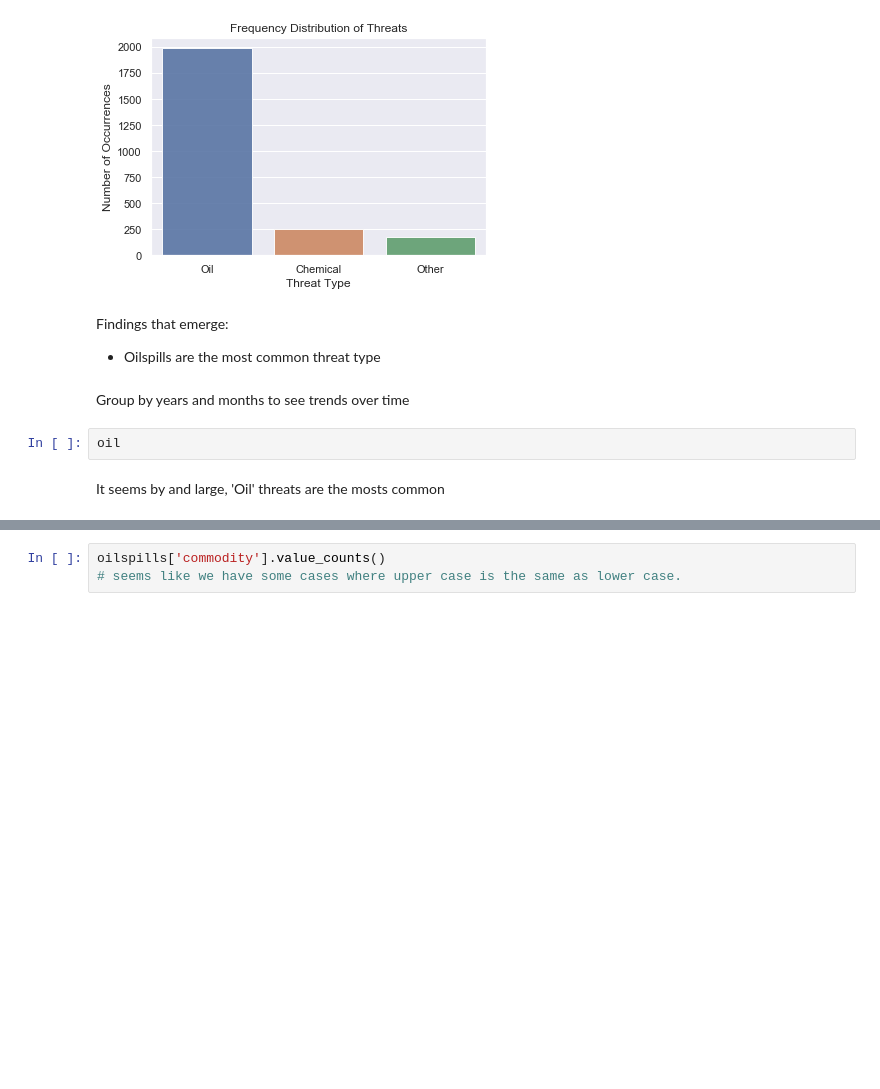
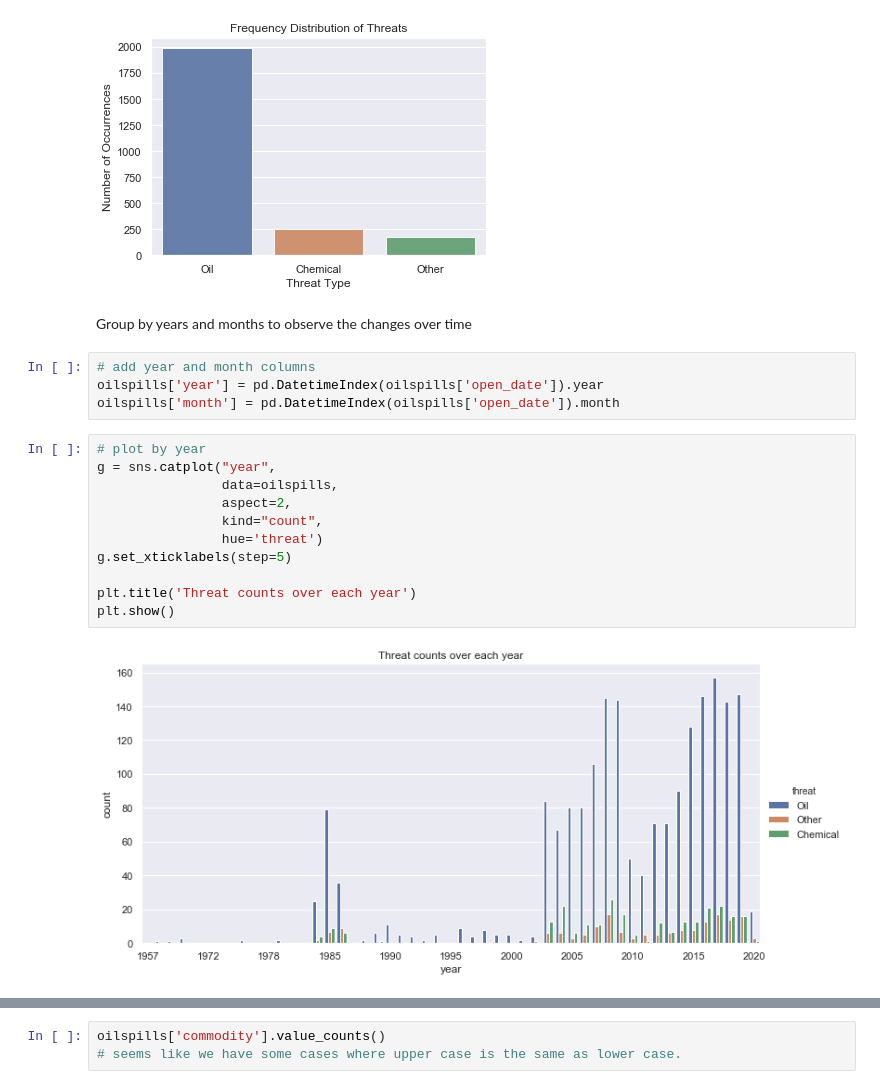
Before and after one commit to StevenVuong/EarthOrg, a Jupyter notebook: notebooks/EDA.ipynb, the cells around one changed output, grey strips where cells are left out. Saved outputs shown, nothing was run; the diff lists cells and outputs as text; blank space fills up the shorter version.

Commit message:
plot aggregated threat type

```diff
--- a/notebooks/EDA.ipynb
+++ b/notebooks/EDA.ipynb
@@ -84,12 +93,22 @@ plt.xlabel('Threat Type', fontsize=12)
 plt.show()
 # %% [output]
 [figure]
-# %% [markdown]
-Findings that emerge:
--  Oilspills are the most common threat type
 # %% [markdown]
-Group by years and months to see trends over time
+Group by years and months to observe the changes over time
-# %%
-oil
-# %% [markdown]
-It seems by and large, 'Oil' threats are the mosts common
+# %%
+# add year and month columns
+oilspills['year'] = pd.DatetimeIndex(oilspills['open_date']).year
+oilspills['month'] = pd.DatetimeIndex(oilspills['open_date']).month
+# %%
+# plot by year
+g = sns.catplot("year",
+                data=oilspills,
+                aspect=2,
+                kind="count",
+                hue='threat')
+g.set_xticklabels(step=5)
+
+plt.title('Threat counts over each year')
+plt.show()
+# %% [output]
+[figure, added]
```
Also changed, not shown: parts of 4 cells of this notebook.
